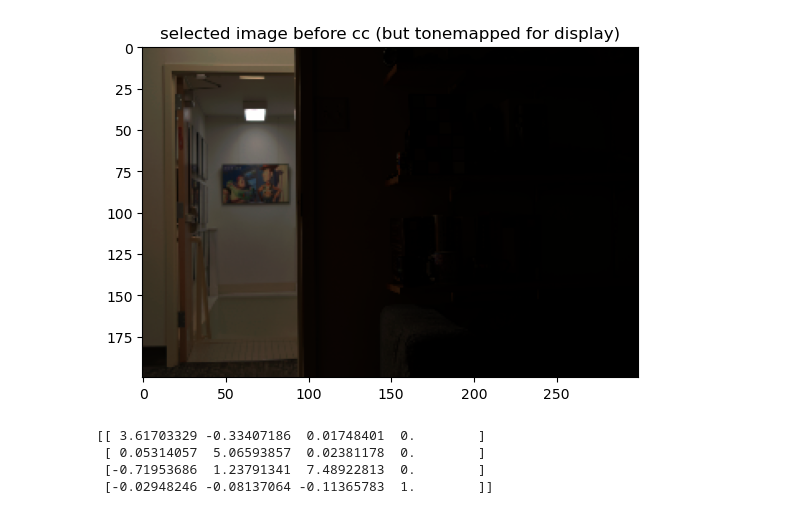
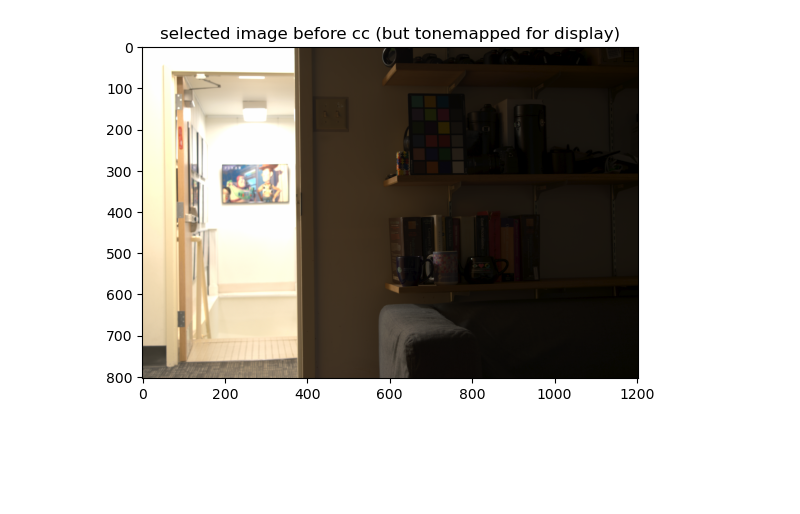
Before and after one commit to AnirudhaRamesh/-15663-Computational-Photography-Assignment2, a Jupyter notebook: hw2.ipynb, the cells around one changed output. Drawn from its saved outputs; the diff is of its cells as text; code cells hidden in the pictures; blank space fills up the shorter version.

```diff
--- a/hw2.ipynb
+++ b/hw2.ipynb
@@ -9,7 +9,7 @@ import src.cp_hw2
 # Q1.2) Linearize Rendered Images
 
 # Read images
-image_files = ['data/door_stack/exposure'+str(i)+'.jpg' for i in range(1,16)]
+image_files = ['data/door_stack/exposure'+str(i)+'.jpg' for i in range(1,17)]
 images_stack_for_lin = []
 for imf in image_files :
     img = plt.imread(imf)
@@ -96,11 +96,14 @@ Clipping input data to the valid range for imshow with RGB data ([0..1] for floa
 # %%
 # Q1.3) Merge exposure stack into HDR image (30 points)
 # We've already loaded .jpg images. Lets load .tiff images as well.
-image_files_tiff = ['data/door_stack/exposure'+str(i)+'.tiff' for i in range(1,16)]
+image_files_tiff = ['data/door_stack/exposure'+str(i)+'.tiff' for i in range(1,17)]
 images_stack_tiff = []
 for imf in image_files_tiff :
-    img = plt.imread(imf)
-    img = img[::20, ::20]
+#     img = plt.imread(imf)
+    # TO CHANGE TODOOOOO
+    img = cv2.imread(imf, -1)
+    img = img[...,::-1]
+    img = img[::5, ::5]
     images_stack_tiff.append(img)
 images_stack_tiff = np.array(images_stack_tiff)
 # %%
@@ -379,6 +378,6 @@ print('lin_w_uni_tiff and lin_w_photon_tiff are the two best images, out of whic
 # %%
 # Q2) Color Correction and White Mapping
-im_hdr_selected = I_hdr_jpeg_lin_merged_w_photon.copy()
+im_hdr_selected = I_hdr_tiff_lin_merged_w_photon.copy()
 color_checker_vals = src.cp_hw2.read_colorchecker_gm()
 
 temp = np.stack((color_checker_vals[0],color_checker_vals[1]), axis=2)
@@ -389,16 +388,14 @@ color_checker_vals_vec = []
 for ccvs in color_checker_vals : # col
     for ccv in ccvs : # row in col, ie cell
         color_checker_vals_vec.append(ccv)
-# order goes from bo
+
 color_checker_vals_vec = np.array(color_checker_vals_vec)
 
 # %matplotlib qt
-im_hdr_selected_tonemapped = display_hdr_image(im_hdr_selected,0.005,'selected image before cc (but tonemapped for display)')
+im_hdr_selected_tonemapped = display_hdr_image(im_hdr_selected,0.00002,'selected image before cc (but tonemapped for display)')
 # coords = plt.ginput(n=24,timeout=10000)
 # plt.show()
 # %matplotlib inline
-# src.cp_hw2.writeHDR('im_hdr_selected_tonemapped.HDR', im_hdr_selected_tonemapped)
-# src.cp_hw2.writeHDR('im_hdr_selected.HDR', im_hdr_selected)
 
 # order goes from left bottom to right top, column wise
 coords = [(168.31288711288718, 73.79570429570433),
@@ -412,41 +409,43 @@ coords = [(168.31288711288718, 73.79570429570433),
  (175.9432567432568, 57.73176823176826),
  (175.5416583416584, 48.89660339660341),
  (174.73846153846156, 40.463036963036984),
  (174.73846153846156, 34.037462537462545),
  (184.77842157842164, 73.3941058941059),
  (183.97522477522486, 64.55894105894109),
  (183.17202797202802, 56.928571428571445),
  (182.77042957042963, 49.29820179820183),
  (182.77042957042963, 40.864635364635376),
  (182.77042957042963, 34.439060939060965),
  (191.60559440559447, 73.79570429570433),
  (191.60559440559447, 64.55894105894109),
  (191.20399600399608, 58.13336663336665),
  (190.80239760239763, 49.29820179820183),
  (190.80239760239763, 40.463036963036984),
  (191.60559440559447, 33.23426573426576)]
 coords = np.array(coords).astype('int')
 
 colors_in_img = []
 for coord in coords :
     color_avg = im_hdr_selected[coord[1]-2:coord[1]+2,coord[0]-2:coord[0]+2].mean(axis=0).mean(axis=0)
     colors_in_img.append(color_avg)
 colors_in_img = np.array(colors_in_img)
 
 ones = np.ones((colors_in_img.shape[0],1))
 color_checker_vals_vec = np.concatenate((color_checker_vals_vec, ones),-1)
 colors_in_img = np.concatenate((colors_in_img, ones),-1)
 
+# The coordinates above have been obtained for a smaller size of the image (skipping 20 pixels).
+# For the larger image, we'd need to recount or scale appropriately.
+# The correct transform matrix is saved and is loaded in this run, but the commented lines below
+# show how we obtained this matrix.
 # Solve for X*A = Y. X : Our vals, Y : color checker D65 vals, A : affine transform
-A, _, _, _ = np.linalg.lstsq(colors_in_img, color_checker_vals_vec, rcond=None)
-A[np.abs(A) < 1e-10] = 0
-print(A)
+# A, _, _, _ = np.linalg.lstsq(colors_in_img, color_checker_vals_vec, rcond=None)
+# A[np.abs(A) < 1e-10] = 0
+# print(A)
+# np.save('color-correction-affine-transform-A',A)
+A = np.load('color-correction-affine-transform-A.npy')
 # %% [output]
-[figure, old version]
+[figure, new version]
-[[ 3.61703329 -0.33407186  0.01748401  0.        ]
- [ 0.05314057  5.06593857  0.02381178  0.        ]
- [-0.71953686  1.23791341  7.48922813  0.        ]
- [-0.02948246 -0.08137064 -0.11365783  1.        ]]
 # %%
 ones_image = np.ones([im_hdr_selected.shape[0],im_hdr_selected.shape[1],1])
 im_hdr_selected_homogenous = np.concatenate((im_hdr_selected,ones_image),-1)
```
Also changed, not shown: parts of 13 cells of this notebook, 7 other files.
